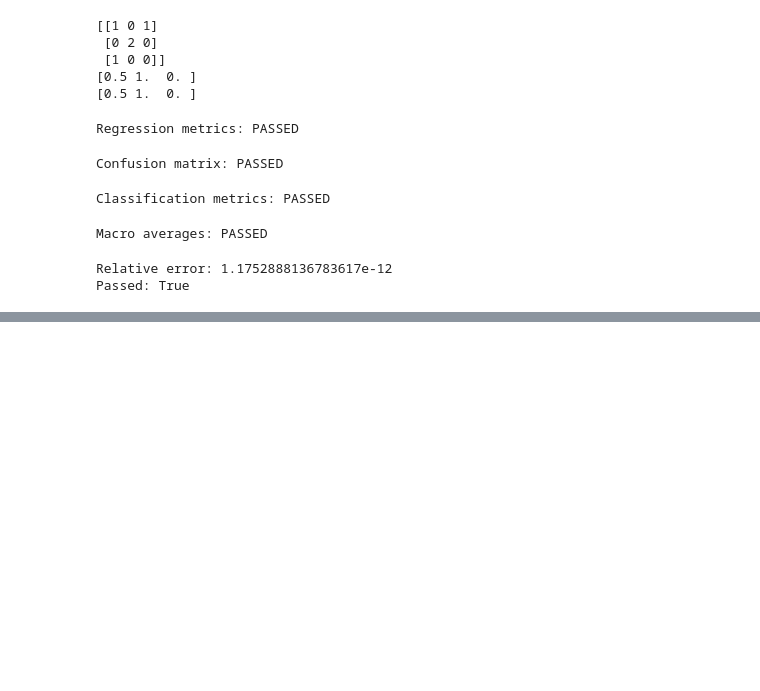
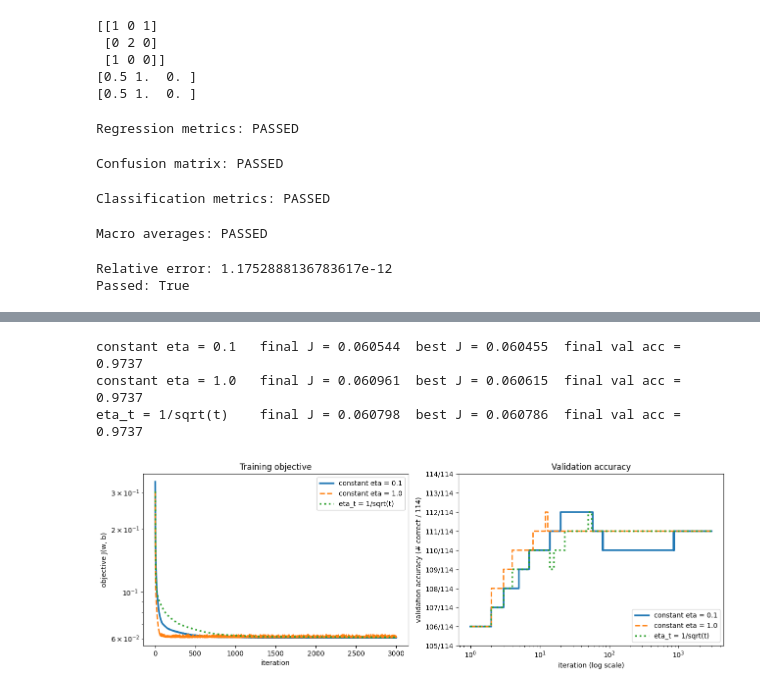
Before and after one commit to Ziad-Gebril/Linear-Models-and-Support-Vector-Machines, a Jupyter notebook: ML_assignment_2.ipynb, the cells around one changed output, grey strips where cells are left out. Saved outputs shown, nothing was run; the diff lists cells and outputs as text; code cells hidden in the pictures; blank space fills up the shorter version.

```diff
--- a/ML_assignment_2.ipynb
+++ b/ML_assignment_2.ipynb
@@ -455,0 +512,72 @@ Passed: True
+# %%
+def train_svm(X, y, lam, iters, step, X_va=None, y_va=None):
+  # full-batch subgradient descent, step(t) gives eta_t for t = 1, 2, ...
+  w = np.zeros(X.shape[1])
+  b = 0.0
+  best = (np.inf, w.copy(), b)
+  obj_hist, va_hist = [], []
+
+  for t in range(1, iters + 1):
+    gw, gb = svm_subgrad(w, b, X, y, lam)
+    eta = step(t)
+    w = w - eta * gw
+    b = b - eta * gb
+
+    J = svm_objective(w, b, X, y, lam)
+    obj_hist.append(J)
+    if J < best[0]:
+      best = (J, w.copy(), b)
+    if X_va is not None:
+      va_hist.append(accuracy(y_va, svm_predict(w, b, X_va)))
+
+  return w, b, np.array(obj_hist), np.array(va_hist), best
+
+
+schedules = {
+    "constant eta = 0.1": lambda t: 0.1,
+    "constant eta = 1.0": lambda t: 1.0,
+    "eta_t = 1/sqrt(t)": lambda t: 1.0 / np.sqrt(t),
+}
+
+runs = {}
+for name, step in schedules.items():
+  runs[name] = train_svm(XC_tr, yC_tr_pm, lam, 3000, step, XC_va, yC_va_pm)
+  w, b, obj, va, best = runs[name]
+  print(f"{name:20s} final J = {obj[-1]:.6f}  best J = {best[0]:.6f}  final val acc = {va[-1]:.4f}")
+# %% [output]
+constant eta = 0.1   final J = 0.060544  best J = 0.060455  final val acc = 0.9737
+constant eta = 1.0   final J = 0.060961  best J = 0.060615  final val acc = 0.9737
+eta_t = 1/sqrt(t)    final J = 0.060798  best J = 0.060786  final val acc = 0.9737
+# %%
+styles = {
+    "constant eta = 0.1": dict(ls="-", lw=2.5),
+    "constant eta = 1.0": dict(ls="--", lw=2),
+    "eta_t = 1/sqrt(t)": dict(ls=":", lw=2.5),
+}
+iters = np.arange(1, 3001)
+n_va = len(yC_va_pm)
+
+fig, ax = plt.subplots(1, 2, figsize=(13, 4.5))
+for name, (w, b, obj, va, best) in runs.items():
+  ax[0].plot(iters, obj, label=name, **styles[name])
+  ax[1].step(iters, va, where="post", label=name, **styles[name])
+
+ax[0].set_yscale("log")
+ax[0].set_xlabel("iteration")
+ax[0].set_ylabel("objective J(w, b)")
+ax[0].set_title("Training objective")
+ax[0].legend()
+
+# accuracy only moves in steps of 1/n_va and settles within the first few hundred iterations,
+# so a log x-axis shows the interesting part
+ax[1].set_xscale("log")
+ticks = np.arange(105, 115) / n_va
+ax[1].set_yticks(ticks, [f"{k}/{n_va}" for k in range(105, 115)])
+ax[1].set_xlabel("iteration (log scale)")
+ax[1].set_ylabel("validation accuracy (# correct / 114)")
+ax[1].set_title("Validation accuracy")
+ax[1].legend(loc="lower right")
+plt.tight_layout()
+plt.show()
+# %% [output]
+[figure, added]
```
Also changed, not shown: parts of 32 cells of this notebook.
